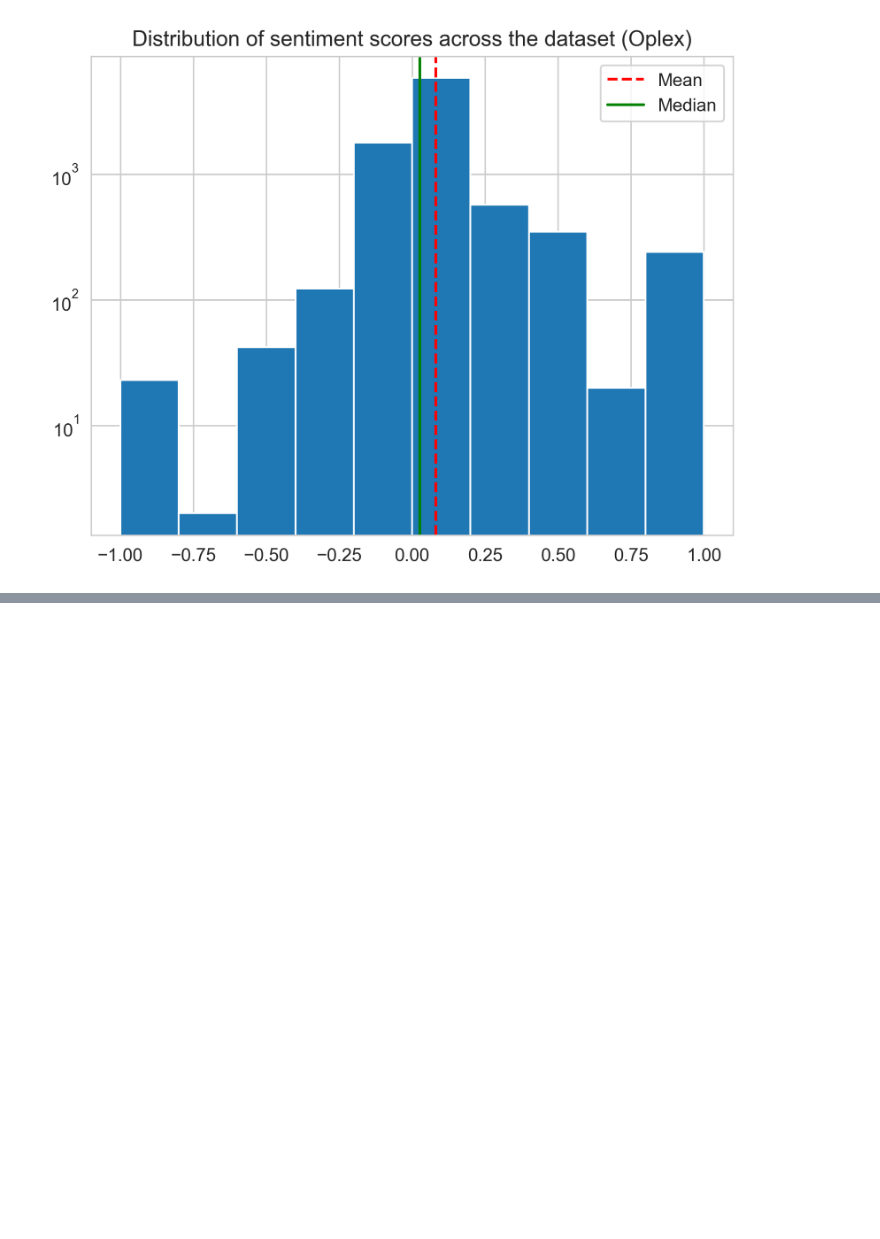
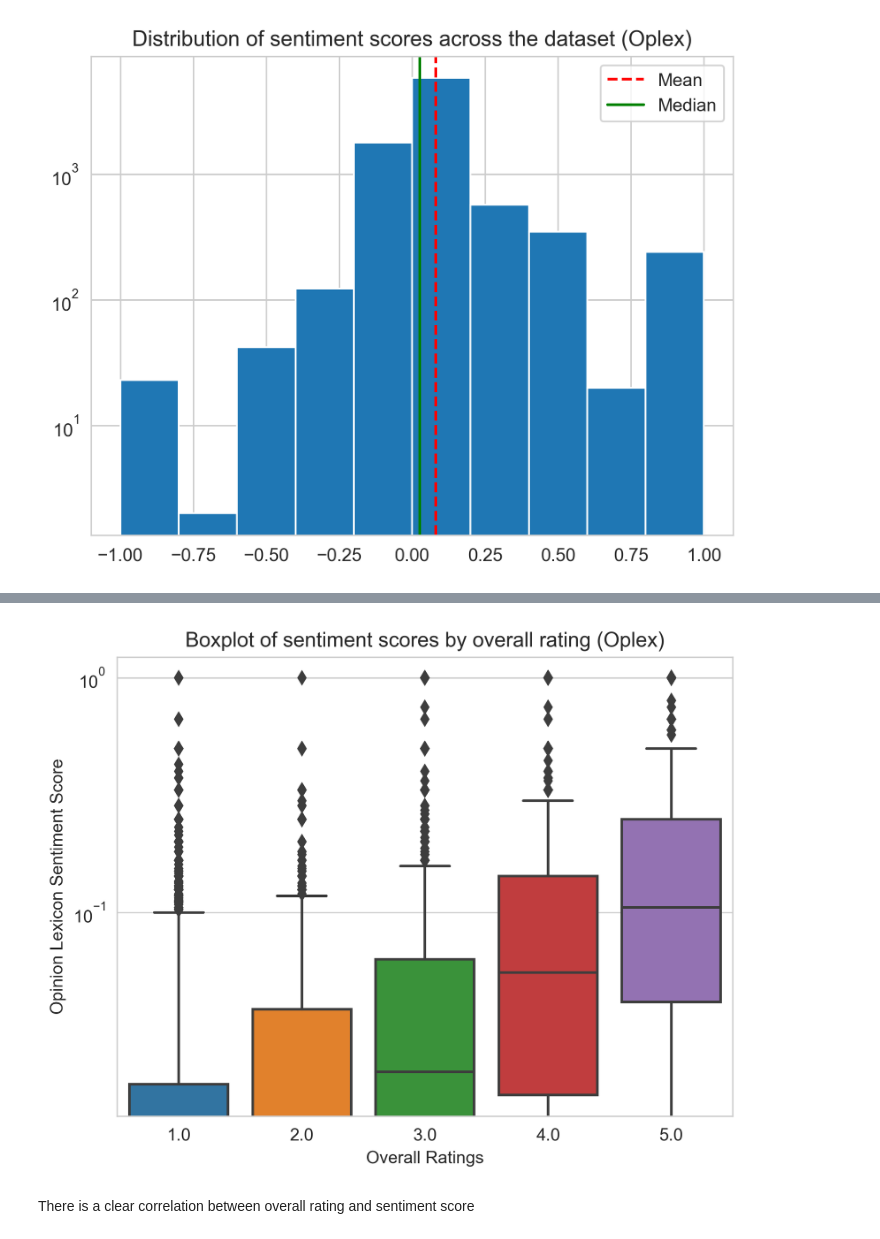
Before and after one commit to Asifdotexe/SentimentScoringModel, a Jupyter notebook: code/issue-13-as-analysis-on-opinion-lexicon-scores.ipynb, the cells around one changed output, grey strips where cells are left out. Saved outputs shown, nothing was run; the diff lists cells and outputs as text; code cells hidden in the pictures; blank space fills up the shorter version.

```diff
--- a/code/issue-13-as-analysis-on-opinion-lexicon-scores.ipynb
+++ b/code/issue-13-as-analysis-on-opinion-lexicon-scores.ipynb
@@ -41,0 +75,11 @@ plt.show()
+# %%
+# plotting the boxplots for validating is the increase in the sentiment score as the overall ratings increase
+sns.boxplot(data=df, x='overall',y='sentiment_score')
+plt.title("Boxplot of sentiment scores by overall rating (Oplex)")
+plt.xlabel('Overall Ratings')
+plt.ylabel('Opinion Lexicon Sentiment Score')
+plt.yscale('log')
+# %% [output]
+[figure, added]
+# %% [markdown]
+There is a clear correlation between overall rating and sentiment score
```
Also changed, not shown: parts of 6 cells of this notebook.
